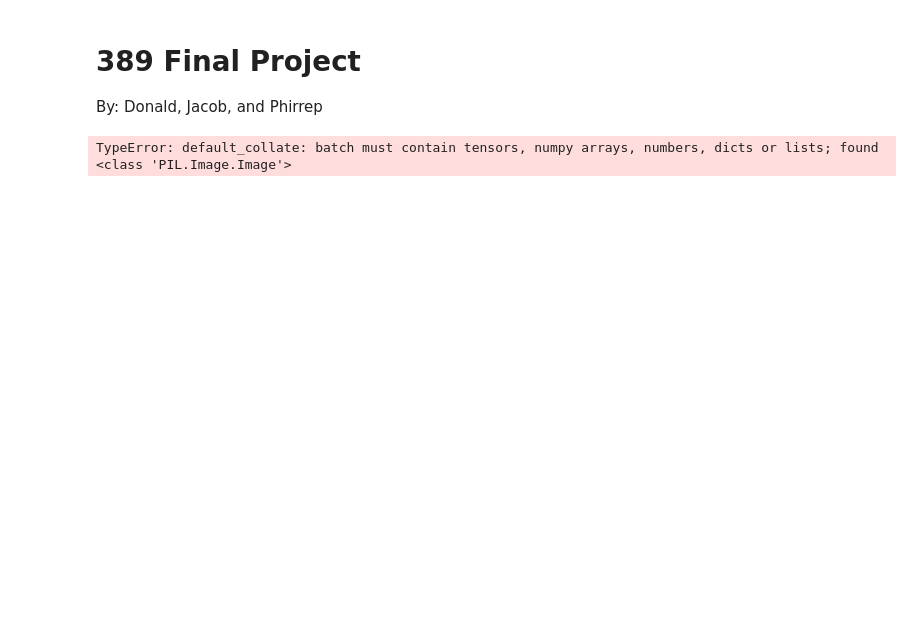
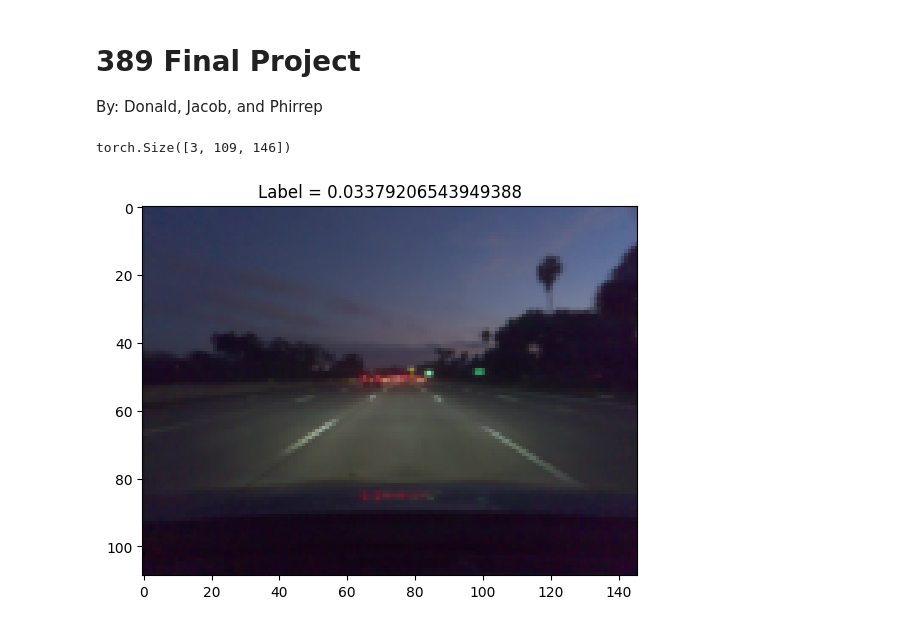
Before and after one commit to TheWelcomer/389-Final-Project, a Jupyter notebook: main.ipynb, the cells around one changed output. Saved outputs shown, nothing was run; the diff lists cells and outputs as text; code cells hidden in the pictures; blank space fills up the shorter version.

```diff
--- a/main.ipynb
+++ b/main.ipynb
@@ -36,31 +59,40 @@ class CustomDataset(Dataset):
                 count += 1
         return labels
 
-# Example usage:
-images_folder = "vid0_frames"
-labels_file = "labeled/0.txt"
-transform = None  # You can define transformations here if needed (e.g., torchvision.transforms.ToTensor())
+def loaddataset(batch_size):
+    images_folder = "vid0_frames"
+    labels_file = "labeled/0.txt"
+    transform = None  # You can define transformations here if needed (e.g., torchvision.transforms.ToTensor())
 
-transform = transforms.Compose([
-    transforms.Resize((256, 256)),  # Resize image to a square 256x256
+    transform = transforms.Compose([
+    transforms.Resize((109, 146)),  # Resize image to a square 256x256
     transforms.ToTensor()  # Convert image to tensor
-])
+    ])
 
-dataset = CustomDataset(images_folder, labels_file, transform)
+    dataset = CustomDataset(images_folder, labels_file, transform)
 
 # Create a DataLoader to iterate over the dataset
-batch_size = 32
-dataloader = DataLoader(dataset, batch_size=batch_size, shuffle=True)
 
-
-
-# Now you can iterate over the dataloader to get batches of data
-c = 0
-for images, labels in dataloader:
-    # Do whatever you need with the batch of data
-    print(images.shape)  # Shape: [batch_size, channels, height, width]
-    print(labels)
-    if c> 10:
-        break
+    dataloader = DataLoader(dataset, batch_size=batch_size, shuffle=True)
+    return dataset, dataloader
-# %% [output]
-TypeError: default_collate: batch must contain tensors, numpy arrays, numbers, dicts or lists; found <class 'PIL.Image.Image'>
+# %%
+def plot_image_and_label(image, label):
+
+    '''
+    Takes in an image and label and shows them using matplotlib
+    this is used to visualize the data and also the outputs of our network
+    '''
+    image = image.permute(1, 2, 0)
+
+    plt.imshow(image)
+    plt.title("Label = " + str(label))
+    plt.show()
+    return
+# %%
+train_dataset, train_dataloader = loaddataset(batch_size=1)
+ex_image, ex_label = train_dataset[random.randint(0,1000)]
+print(ex_image.shape)
+plot_image_and_label(ex_image, ex_label)
+# %% [output]
+torch.Size([3, 109, 146])
+[figure, added]
```
Also changed, not shown: parts of 2 cells of this notebook.
